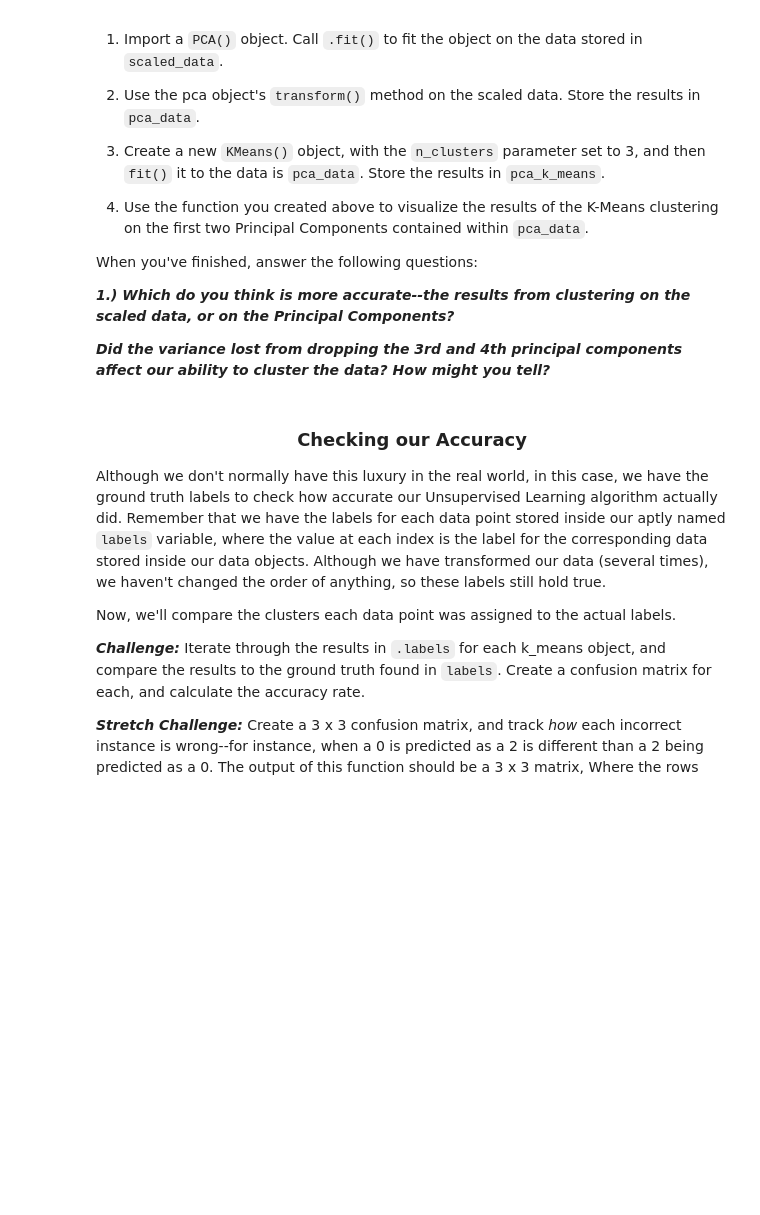
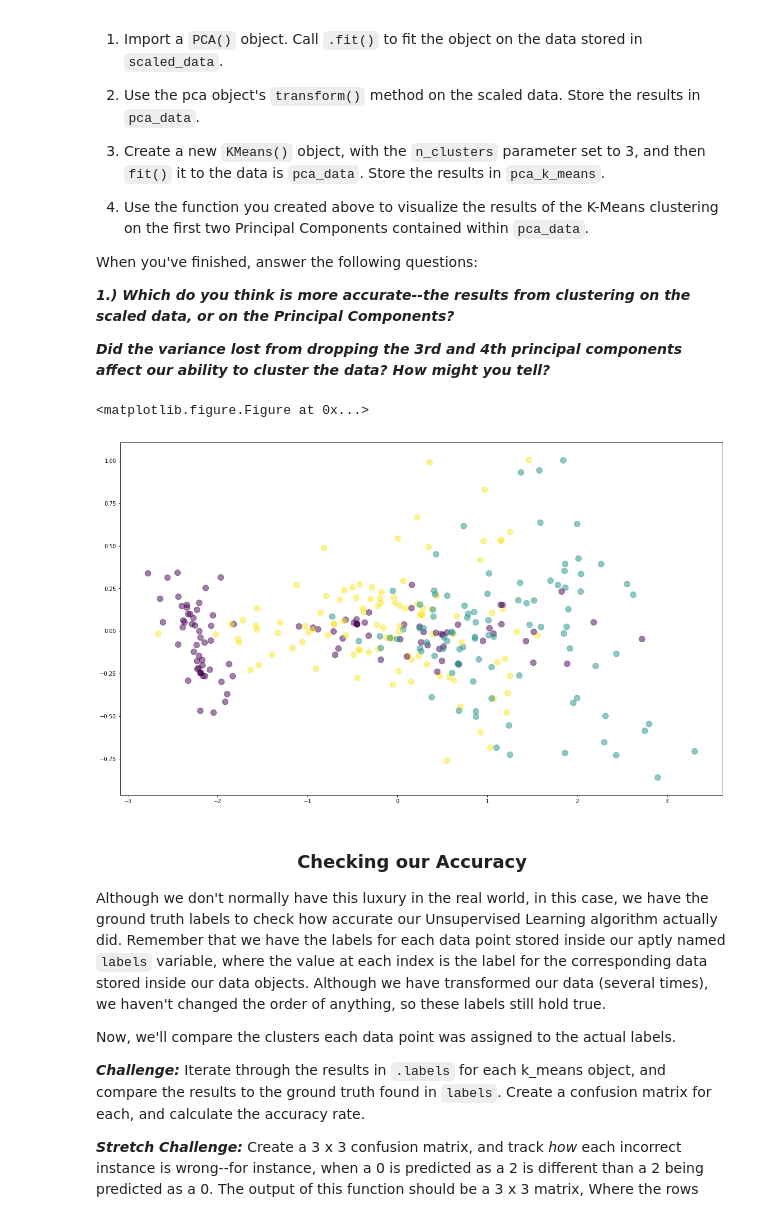
Before and after one commit to JSitter/DS-2-Machine-Learning, a Jupyter notebook: 06_K-Means_Clustering.ipynb, the cells around one changed output. Cells and saved outputs as stored; diff of their text form; code cells hidden in the pictures; blank space fills up the shorter version.

```diff
--- a/06_K-Means_Clustering.ipynb
+++ b/06_K-Means_Clustering.ipynb
@@ -98,20 +108,24 @@ When you've finished, answer the following questions:
 # %%
 from sklearn.decomposition import PCA
 
-pca = None
+pca = PCA()
 
 # call pca.fit() on the data stored in 'scaled_data'.
-
+pca.fit(scaled_data)
 # Call pca.transform() on 'scaled_data' and store the results below.
-pca_data = None
+pca_data = pca.transform(scaled_data)
 
 # When you initialize the object below, make sure 'n_cluster=3'
-pca_k_means = None
+pca_k_means = KMeans(n_clusters=3)
 
 # Fit the pca_k_means object to the data in 'pca_data'.
-
+pca_k_means.fit(pca_data)
 # Use the function you wrote above to visualize the results of the clustering across the first and second
 # Principal components in pca_data.
+visualize(pca_data)
+# %% [output]
+<matplotlib.figure.Figure at 0x...>
+[figure, added]
 # %% [markdown]
 <center><h3>Checking our Accuracy</h3></center>
 
```
Also changed, not shown: parts of 7 cells of this notebook.
